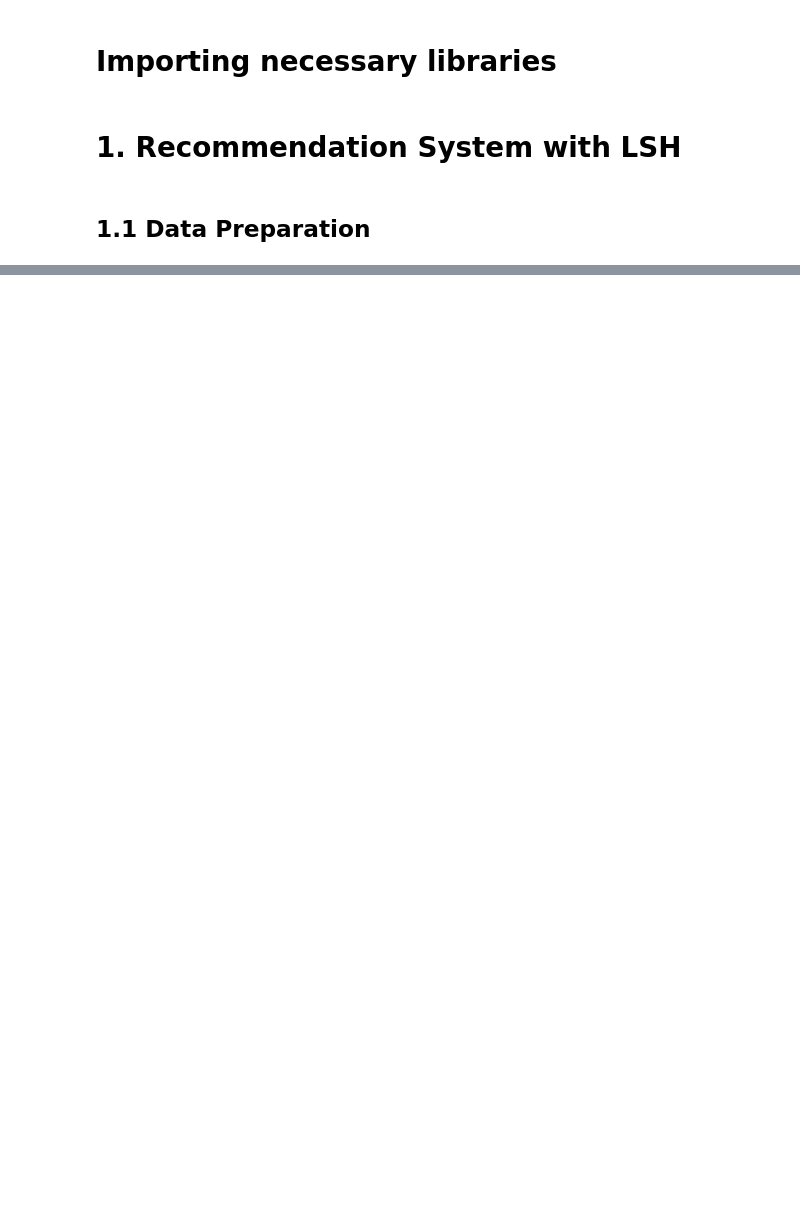
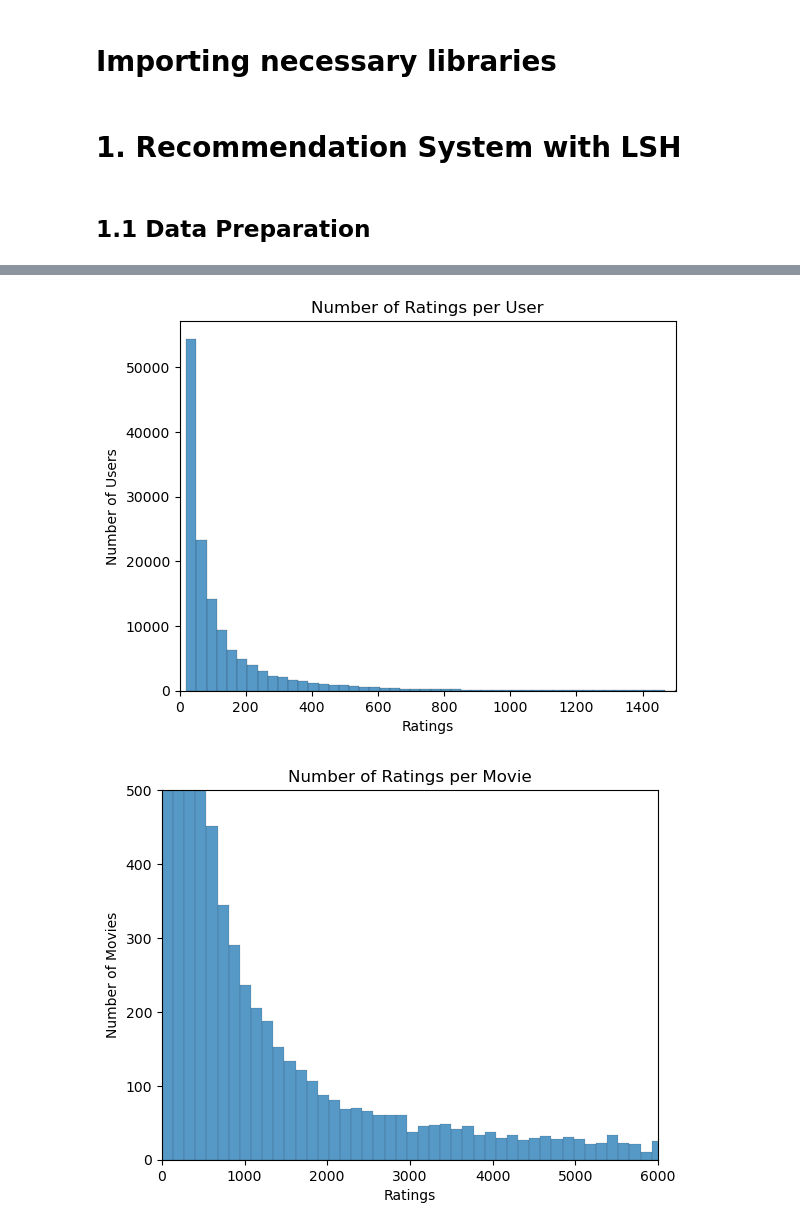
Before and after one commit to yaraoyoussef/ADM-HW4, a Jupyter notebook: main.ipynb, the cells around one changed output, grey strips where cells are left out. Drawn from its saved outputs; the diff is of its cells as text; code cells hidden in the pictures; blank space fills up the shorter version.

```diff
--- a/main.ipynb
+++ b/main.ipynb
@@ -26,0 +105,8 @@ df
+# %%
+# Check user activity (number of ratings per user)
+user_activity = df_ratings['userId'].value_counts()
+print(user_activity)
+
+# Check movie popularity (number of ratings per movie)
+movie_popularity = df_ratings['movieId'].value_counts()
+print(movie_popularity)
@@ -26,0 +131,20 @@ df
+# %%
+# User activity visualised on graph
+sns.histplot(user_activity, bins=300, kde=False)
+plt.title('Number of Ratings per User')
+plt.xlabel('Ratings')
+plt.ylabel('Number of Users')
+plt.xlim(0, 1500)
+plt.show()
+
+# Movie popularity visualised on graph
+sns.histplot(movie_popularity, bins=500, kde=False)
+plt.title('Number of Ratings per Movie')
+plt.xlabel('Ratings')
+plt.ylabel('Number of Movies')
+plt.xlim(0, 6000)
+plt.ylim(0, 500)
+plt.show()
+# %% [output]
+[figure, added]
+[figure, added]
```
Also changed, not shown: parts of 16 cells of this notebook.
